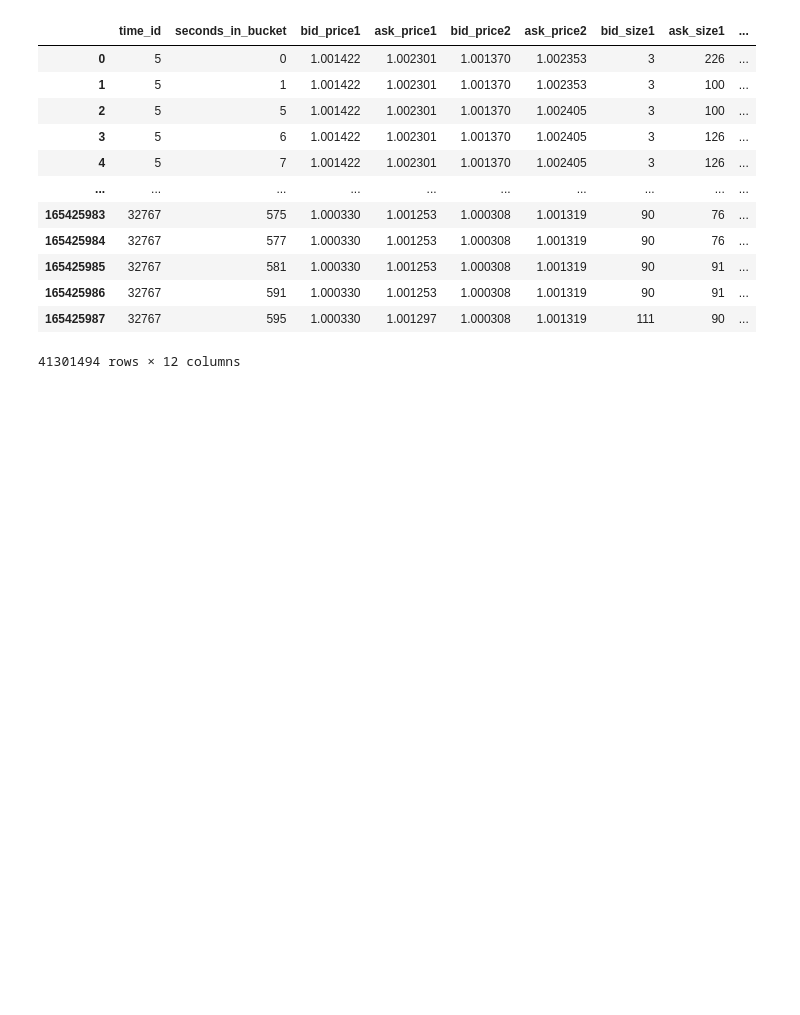
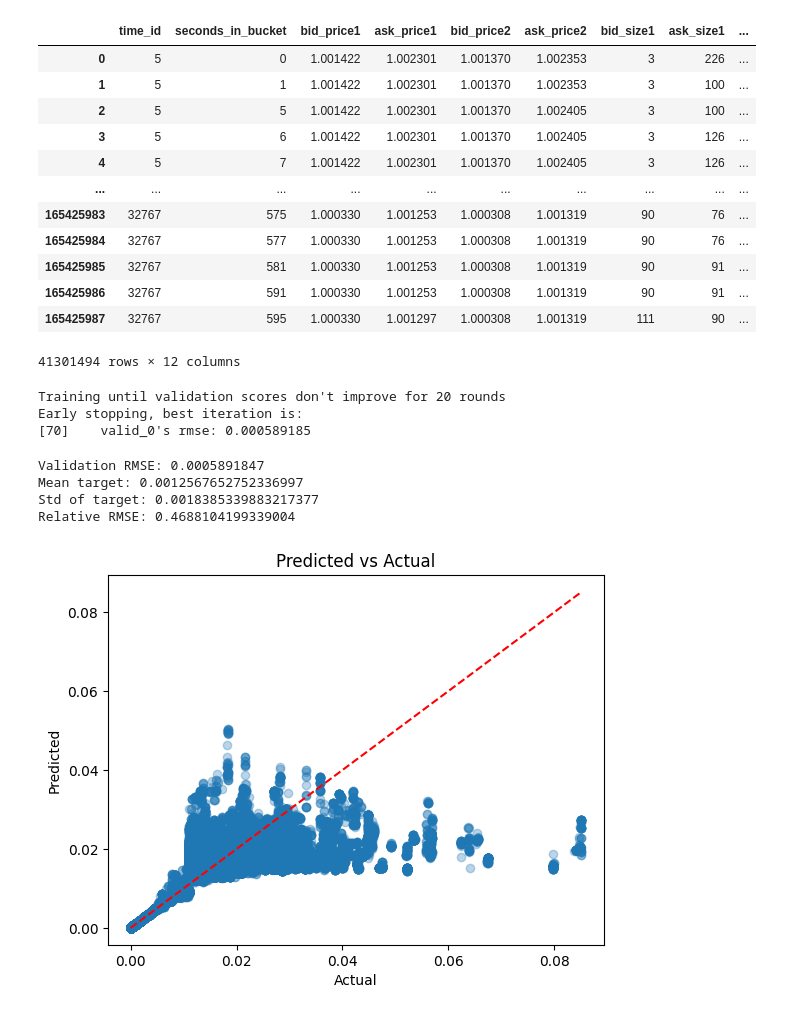
Before and after one commit to Ayush-Singh-31/Optiver-07, a Jupyter notebook: Main.ipynb, the cells around one changed output. Saved outputs shown, nothing was run; the diff lists cells and outputs as text; code cells hidden in the pictures; blank space fills up the shorter version.

Commit message:
First Model on Whole Data

```diff
--- a/Main.ipynb
+++ b/Main.ipynb
@@ -289,3 +292,58 @@ df[columns_to_fill] = df.groupby(level=[0, 1])[columns_to_fill].ffill()
 df = df.reset_index()
 # %%
 df.info()
+# %%
+df.dropna(inplace=True)
+# %%
+split_idx = int(len(df) * 0.8)
+X = df.drop(columns=['realized_volatility'])
+y = df['realized_volatility']
+X_train, X_val = X.iloc[:split_idx], X.iloc[split_idx:]
+y_train, y_val = y.iloc[:split_idx], y.iloc[split_idx:]
+
+train_data = lgb.Dataset(X_train, label=y_train)
+val_data = lgb.Dataset(X_val, label=y_val)
+# %%
+params = {
+    'objective': 'regression',
+    'metric': 'rmse',
+    'n_jobs': -1,
+    'boosting_type': 'gbdt',
+    'verbosity': -1
+}
+
+model = lgb.train(
+    params,
+    train_data,
+    valid_sets=[val_data],
+    callbacks=[
+        lgb.early_stopping(stopping_rounds=20),
+        lgb.log_evaluation(period=100)
+    ],
+    num_boost_round=1000
+)
+# %% [output]
+Training until validation scores don't improve for 20 rounds
+Early stopping, best iteration is:
+[70]    valid_0's rmse: 0.000589185
+# %%
+y_pred = model.predict(X_val)
+rmse = root_mean_squared_error(y_val, y_pred)
+print(f"Validation RMSE: {rmse:.10f}")
+print("Mean target:", y_val.mean())
+print("Std of target:", y_val.std())
+print("Relative RMSE:", rmse / y_val.mean())
+# %% [output]
+Validation RMSE: 0.0005891847
+Mean target: 0.0012567652752336997
+Std of target: 0.0018385339883217377
+Relative RMSE: 0.4688104199339004
+# %%
+plt.scatter(y_val, y_pred, alpha=0.3)
+plt.xlabel('Actual')
+plt.ylabel('Predicted')
+plt.title('Predicted vs Actual')
+plt.plot([y_val.min(), y_val.max()], [y_val.min(), y_val.max()], 'r--')
+plt.show()
+# %% [output]
+[figure, added]
```
Also changed, not shown: parts of 2 cells of this notebook.
